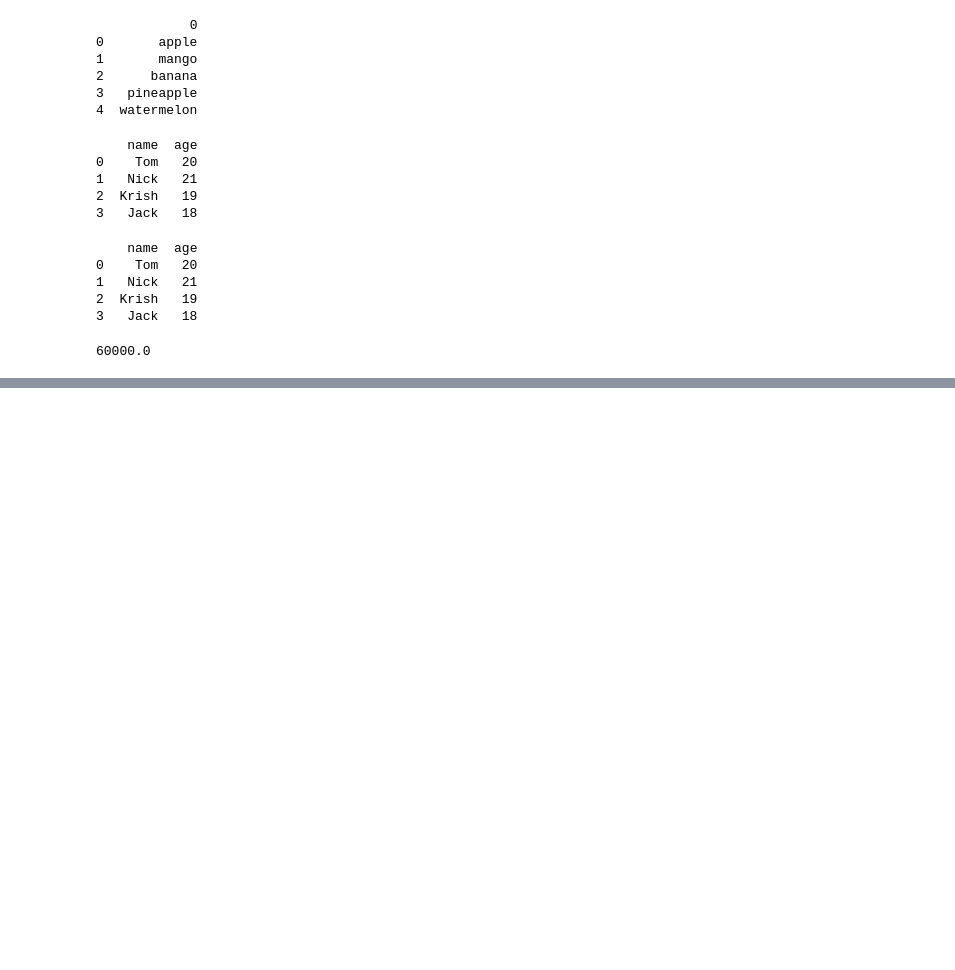
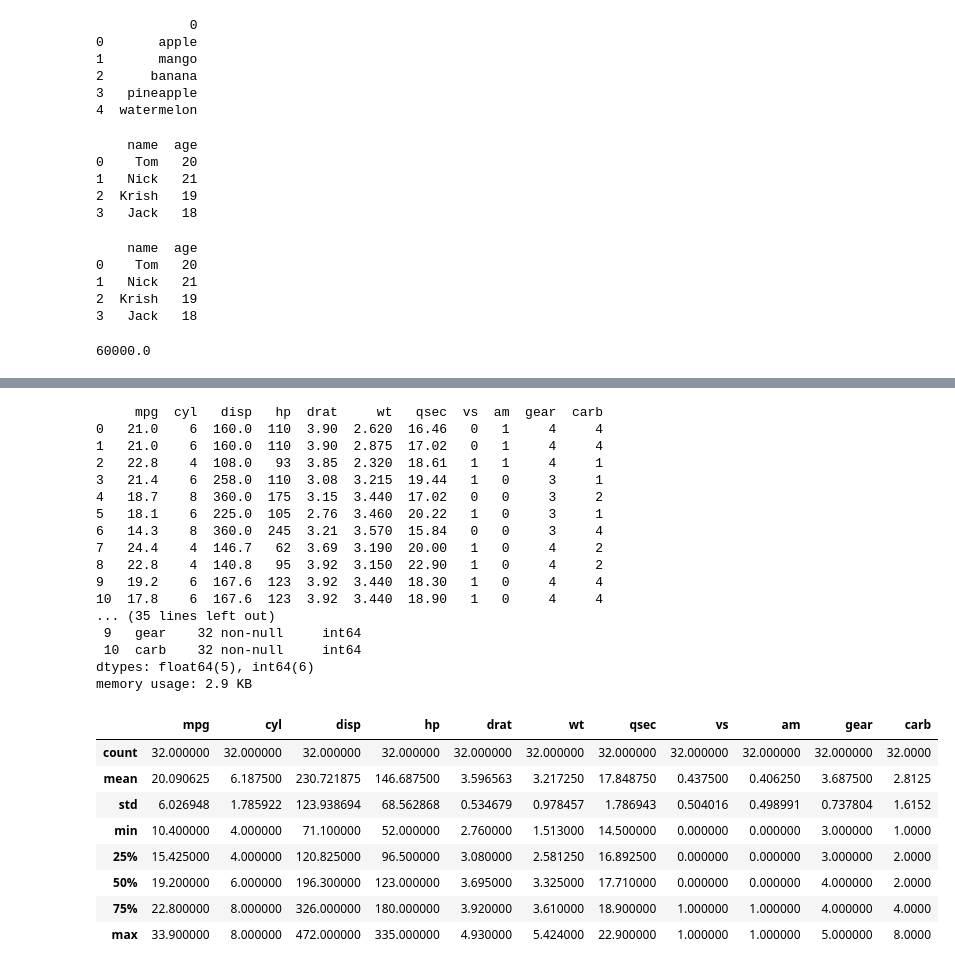
Before and after one commit to ankushkurade/abhay, a Jupyter notebook: ankush.ipynb, the cells around one changed output, grey strips where cells are left out. Saved outputs shown, nothing was run; the diff lists cells and outputs as text; code cells hidden in the pictures; blank space fills up the shorter version.

```diff
--- a/ankush.ipynb
+++ b/ankush.ipynb
@@ -1386,0 +1470,34 @@ print(df['Salary'].mean())
+# %%
+df=pd.read_csv('/content/MT_Cars.csv')
+print(df)
+df.info()
+df.tail()
+df.head()
+df.describe()
+# %% [output]
+     mpg  cyl   disp   hp  drat     wt   qsec  vs  am  gear  carb
+0   21.0    6  160.0  110  3.90  2.620  16.46   0   1     4     4
+1   21.0    6  160.0  110  3.90  2.875  17.02   0   1     4     4
+2   22.8    4  108.0   93  3.85  2.320  18.61   1   1     4     1
+3   21.4    6  258.0  110  3.08  3.215  19.44   1   0     3     1
+4   18.7    8  360.0  175  3.15  3.440  17.02   0   0     3     2
+5   18.1    6  225.0  105  2.76  3.460  20.22   1   0     3     1
+6   14.3    8  360.0  245  3.21  3.570  15.84   0   0     3     4
+7   24.4    4  146.7   62  3.69  3.190  20.00   1   0     4     2
+8   22.8    4  140.8   95  3.92  3.150  22.90   1   0     4     2
+9   19.2    6  167.6  123  3.92  3.440  18.30   1   0     4     4
+10  17.8    6  167.6  123  3.92  3.440  18.90   1   0     4     4
+... (35 lines left out)
+ 9   gear    32 non-null     int64
+ 10  carb    32 non-null     int64
+dtypes: float64(5), int64(6)
+memory usage: 2.9 KB
+|  | mpg | cyl | disp | hp | drat | wt | qsec | vs | am | gear | carb |
+| count | 32.000000 | 32.000000 | 32.000000 | 32.000000 | 32.000000 | 32.000000 | 32.000000 | 32.000000 | 32.000000 | 32.000000 | 32.0000 |
+| mean | 20.090625 | 6.187500 | 230.721875 | 146.687500 | 3.596563 | 3.217250 | 17.848750 | 0.437500 | 0.406250 | 3.687500 | 2.8125 |
+| std | 6.026948 | 1.785922 | 123.938694 | 68.562868 | 0.534679 | 0.978457 | 1.786943 | 0.504016 | 0.498991 | 0.737804 | 1.6152 |
+| min | 10.400000 | 4.000000 | 71.100000 | 52.000000 | 2.760000 | 1.513000 | 14.500000 | 0.000000 | 0.000000 | 3.000000 | 1.0000 |
+| 25% | 15.425000 | 4.000000 | 120.825000 | 96.500000 | 3.080000 | 2.581250 | 16.892500 | 0.000000 | 0.000000 | 3.000000 | 2.0000 |
+| 50% | 19.200000 | 6.000000 | 196.300000 | 123.000000 | 3.695000 | 3.325000 | 17.710000 | 0.000000 | 0.000000 | 4.000000 | 2.0000 |
+| 75% | 22.800000 | 8.000000 | 326.000000 | 180.000000 | 3.920000 | 3.610000 | 18.900000 | 1.000000 | 1.000000 | 4.000000 | 4.0000 |
+| max | 33.900000 | 8.000000 | 472.000000 | 335.000000 | 4.930000 | 5.424000 | 22.900000 | 1.000000 | 1.000000 | 5.000000 | 8.0000 |
```
Also changed, not shown: parts of 2 cells of this notebook.
